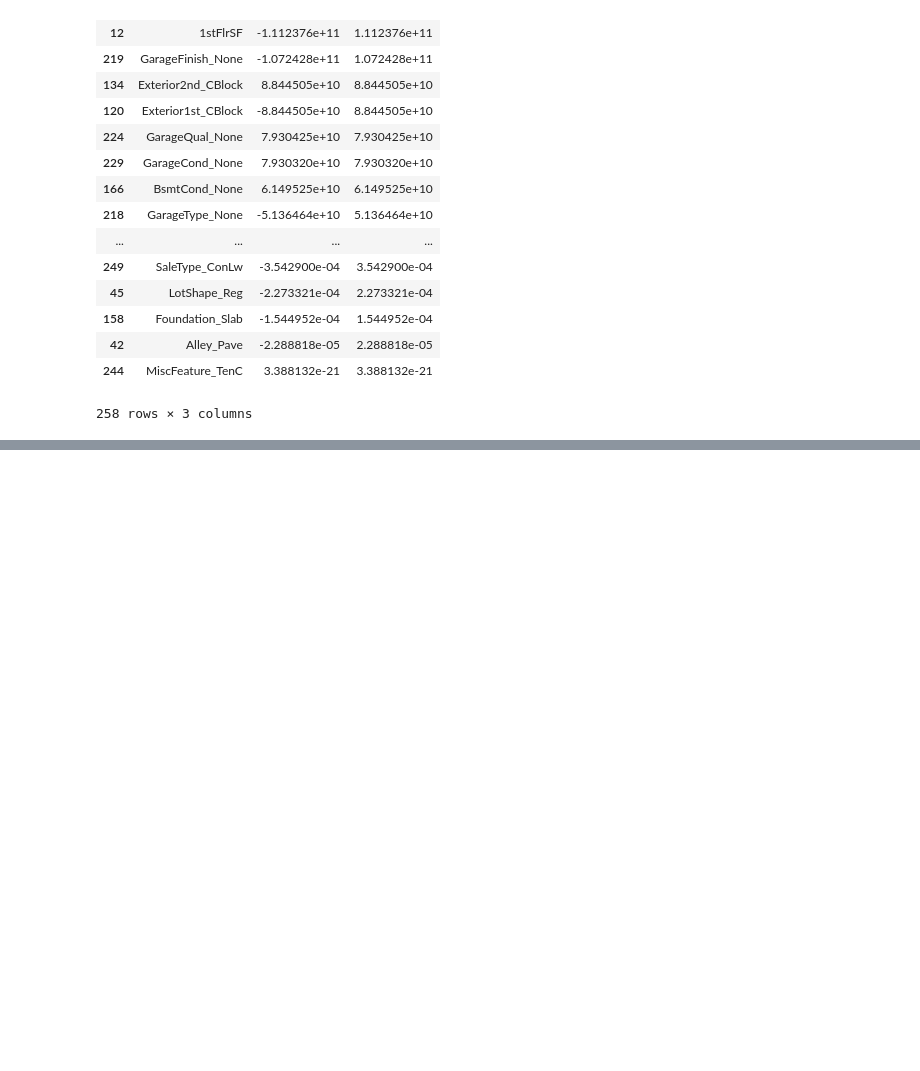
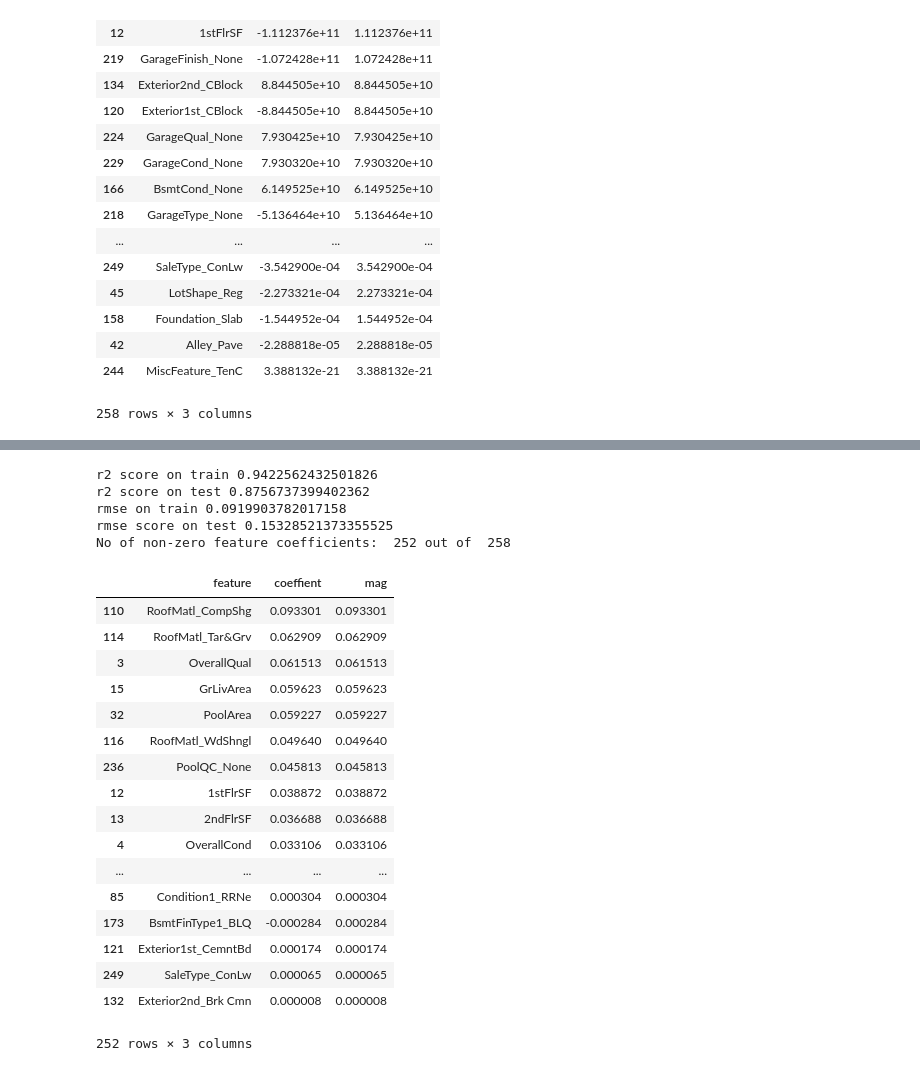
Before and after one commit to sohanlal1234/machine-learning, a Jupyter notebook: demos/Day 2 - regularization.ipynb, the cells around one changed output, grey strips where cells are left out. Saved outputs shown, nothing was run; the diff lists cells and outputs as text; code cells hidden in the pictures; blank space fills up the shorter version.

```diff
--- a/demos/Day 2 - regularization.ipynb
+++ b/demos/Day 2 - regularization.ipynb
@@ -167,0 +171,63 @@ summary.sort_values("mag", ascending = False)
+# %%
+target = "SalesPrice"
+
+y = df[target]
+y = np.log(y)
+X = df.drop(columns=target)
+
+X_dummy = pd.get_dummies(X, drop_first=True)
+
+
+X_train, X_test, y_train, y_test = model_selection.train_test_split(X_dummy.values, y
+                                        , test_size = 0.3, random_state = 1)
+
+pipe = pipeline.Pipeline([
+    #("poly", preprocessing.PolynomialFeatures(degree=2, include_bias=False)),
+    ("scaler", preprocessing.StandardScaler()),
+    ("est", linear_model.Ridge(alpha = 20.0, random_state = 1))
+])
+
+pipe.fit(X_train, y_train)
+
+est = pipe.steps[-1][-1]
+
+y_train_pred = pipe.predict(X_train)
+y_test_pred = pipe.predict(X_test)
+
+print("r2 score on train", metrics.r2_score(y_train, y_train_pred))
+print("r2 score on test", metrics.r2_score(y_test, y_test_pred))
+
+print("rmse on train", np.sqrt(metrics.mean_squared_error(y_train, y_train_pred)))
+print("rmse score on test", np.sqrt(metrics.mean_squared_error(y_test, y_test_pred)))
+
+summary = pd.DataFrame({"feature": X_dummy.columns, "coeffient": est.coef_})
+summary["mag"] = np.abs(summary.coeffient)
+summary = summary.sort_values("mag", ascending = False)
+summary = summary[summary.mag>0]
+print("No of non-zero feature coefficients: ", summary.shape[0]
+      , "out of ", X_train.shape[1], )
+summary
+# %% [output]
+r2 score on train 0.9422562432501826
+r2 score on test 0.8756737399402362
+rmse on train 0.0919903782017158
+rmse score on test 0.15328521373355525
+No of non-zero feature coefficients:  252 out of  258
+|  | feature | coeffient | mag |
+| 110 | RoofMatl_CompShg | 0.093301 | 0.093301 |
+| 114 | RoofMatl_Tar&Grv | 0.062909 | 0.062909 |
+| 3 | OverallQual | 0.061513 | 0.061513 |
+| 15 | GrLivArea | 0.059623 | 0.059623 |
+| 32 | PoolArea | 0.059227 | 0.059227 |
+| 116 | RoofMatl_WdShngl | 0.049640 | 0.049640 |
+| 236 | PoolQC_None | 0.045813 | 0.045813 |
+| 12 | 1stFlrSF | 0.038872 | 0.038872 |
+| 13 | 2ndFlrSF | 0.036688 | 0.036688 |
+| 4 | OverallCond | 0.033106 | 0.033106 |
+| ... | ... | ... | ... |
+| 85 | Condition1_RRNe | 0.000304 | 0.000304 |
+| 173 | BsmtFinType1_BLQ | -0.000284 | 0.000284 |
+| 121 | Exterior1st_CemntBd | 0.000174 | 0.000174 |
+| 249 | SaleType_ConLw | 0.000065 | 0.000065 |
+| 132 | Exterior2nd_Brk Cmn | 0.000008 | 0.000008 |
+252 rows × 3 columns
```
Also changed, not shown: parts of 3 cells of this notebook.
